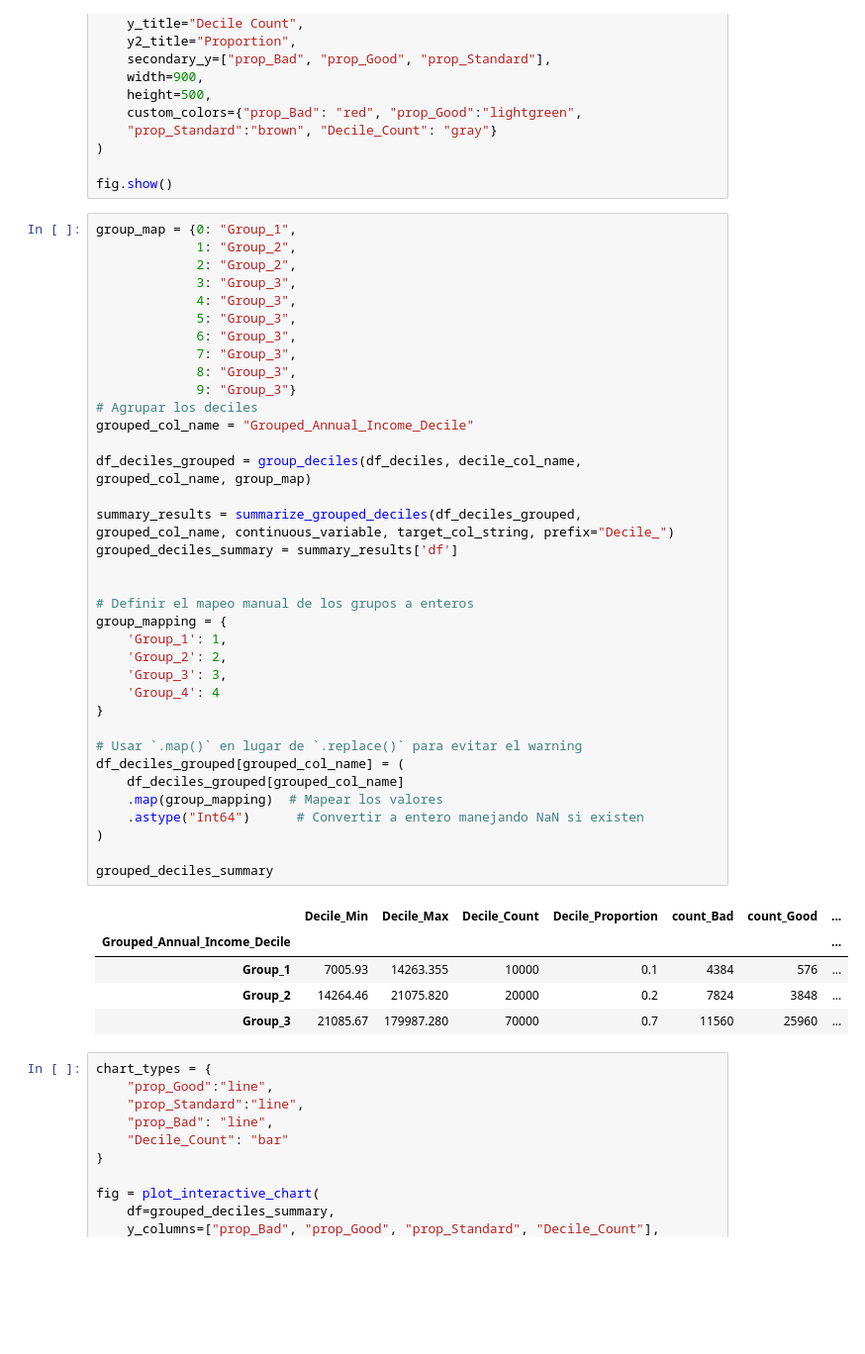
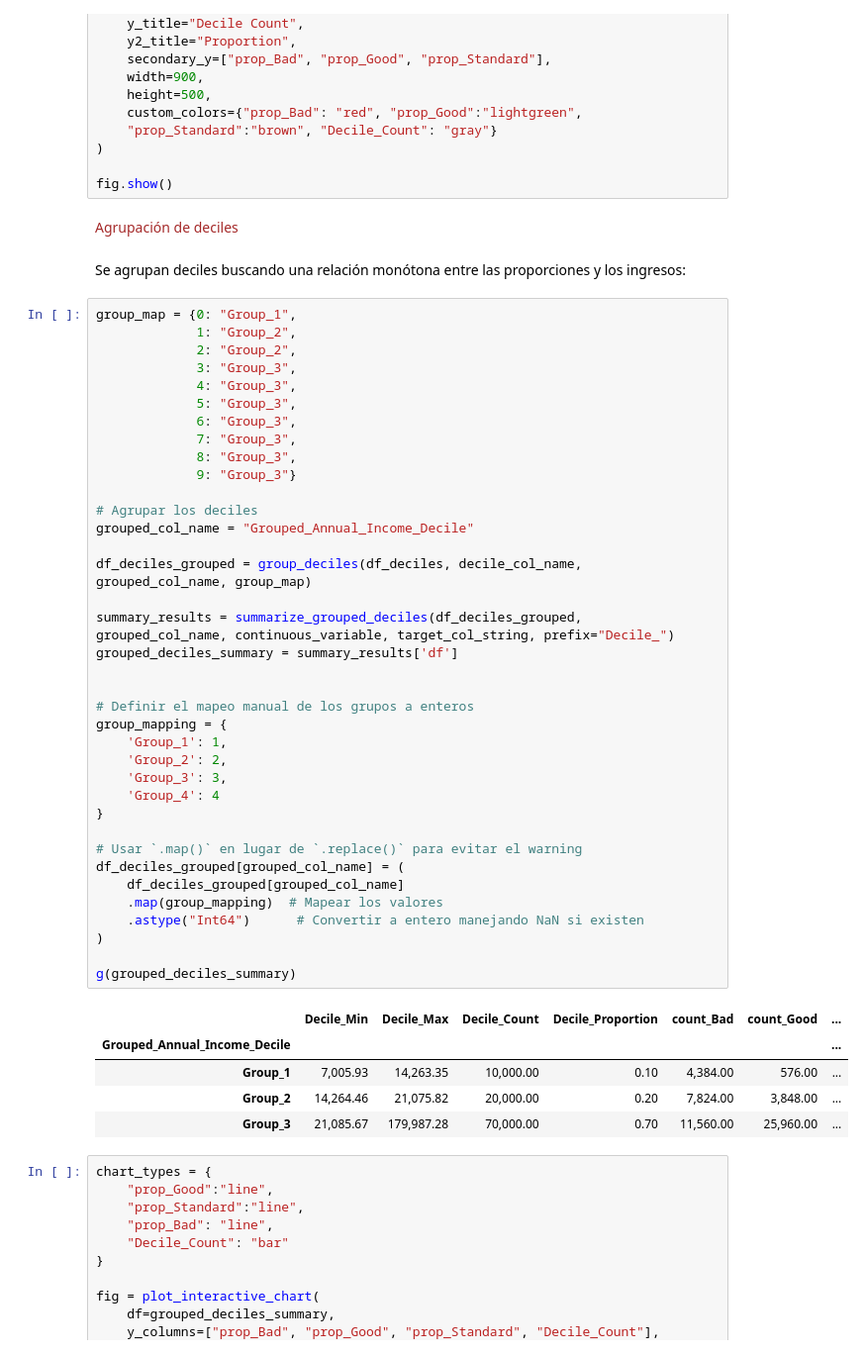
Before and after one commit to adoljc87/SCORE, a Jupyter notebook: notebooks/1_BIVARIATE_ANALYSIS/3_Annual_Income.ipynb, the cells around one changed output. Shown at 99% size. Saved outputs shown, nothing was run; the diff lists cells and outputs as text; blank space fills up the shorter version.

Commit message:
cambios en notebook de Ingresos Anuales y prueba de html.

```diff
--- a/notebooks/1_BIVARIATE_ANALYSIS/3_Annual_Income.ipynb
+++ b/notebooks/1_BIVARIATE_ANALYSIS/3_Annual_Income.ipynb
@@ -188,6 +108,10 @@ fig = plot_interactive_chart(
 )
 
 fig.show()
+# %% [markdown]
+<font color = 'brown'> Agrupación de deciles
+# %% [markdown]
+Se agrupan deciles buscando una relación monótona entre las proporciones y los ingresos:
 # %%
 group_map = {0: "Group_1",
              1: "Group_2",
@@ -199,37 +123,38 @@ group_map = {0: "Group_1",
              7: "Group_3",
              8: "Group_3",
              9: "Group_3"}
+
 # Agrupar los deciles
 grouped_col_name = "Grouped_Annual_Income_Decile"
 
 df_deciles_grouped = group_deciles(df_deciles, decile_col_name, grouped_col_name, group_map)
 
 summary_results = summarize_grouped_deciles(df_deciles_grouped, grouped_col_name, continuous_variable, target_col_string, prefix="Decile_")
 grouped_deciles_summary = summary_results['df']
 
 
 # Definir el mapeo manual de los grupos a enteros
 group_mapping = {
     'Group_1': 1,
     'Group_2': 2,
     'Group_3': 3,
     'Group_4': 4
 }
 
 # Usar `.map()` en lugar de `.replace()` para evitar el warning
 df_deciles_grouped[grouped_col_name] = (
     df_deciles_grouped[grouped_col_name]
     .map(group_mapping)  # Mapear los valores
     .astype("Int64")      # Convertir a entero manejando NaN si existen
 )
 
-grouped_deciles_summary
+g(grouped_deciles_summary)
 # %% [output]
 |  | Decile_Min | Decile_Max | Decile_Count | Decile_Proportion | count_Bad | count_Good | ... |
 | Grouped_Annual_Income_Decile |  |  |  |  |  |  | ... |
-| Group_1 | 7005.93 | 14263.355 | 10000 | 0.1 | 4384 | 576 | ... |
-| Group_2 | 14264.46 | 21075.820 | 20000 | 0.2 | 7824 | 3848 | ... |
-| Group_3 | 21085.67 | 179987.280 | 70000 | 0.7 | 11560 | 25960 | ... |
+| Group_1 | 7,005.93 | 14,263.35 | 10,000.00 | 0.10 | 4,384.00 | 576.00 | ... |
+| Group_2 | 14,264.46 | 21,075.82 | 20,000.00 | 0.20 | 7,824.00 | 3,848.00 | ... |
+| Group_3 | 21,085.67 | 179,987.28 | 70,000.00 | 0.70 | 11,560.00 | 25,960.00 | ... |
 # %%
 chart_types = {
     "prop_Good":"line",
```
Also changed, not shown: parts of 39 cells of this notebook, 1 other file.
